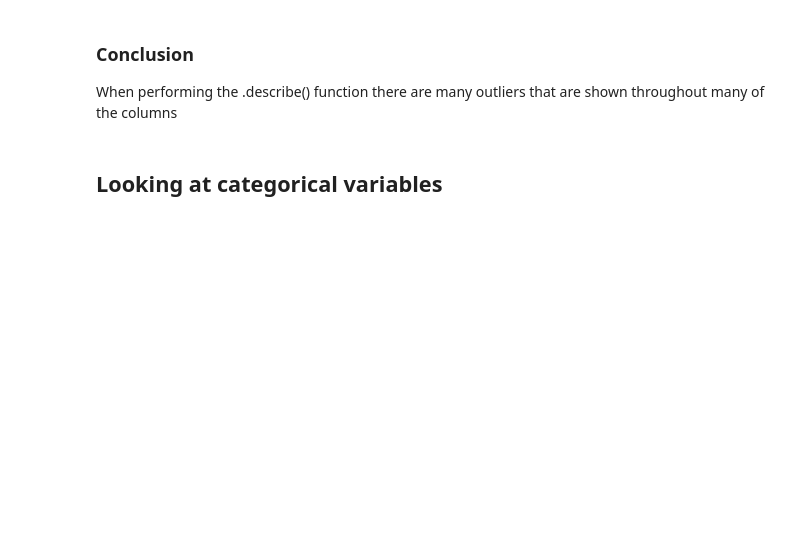
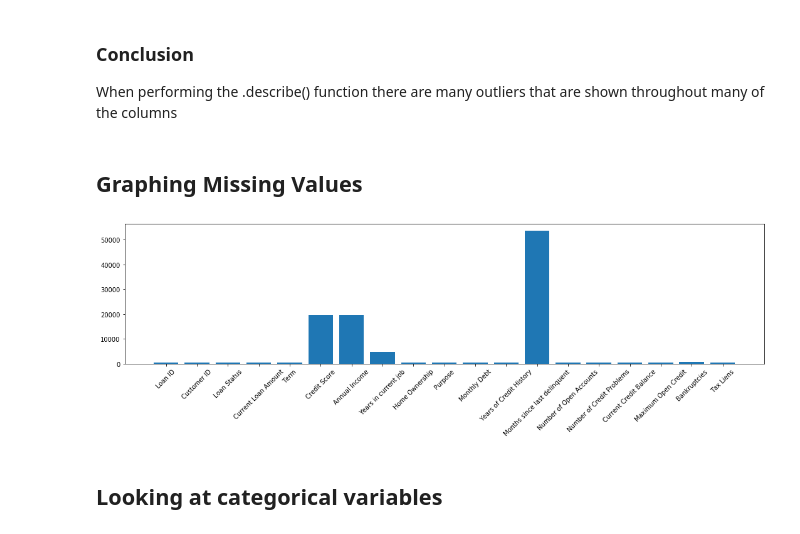
Before and after one commit to LaurentStar/Bank-Loans, a Jupyter notebook: EDA-prt2.ipynb, the cells around one changed output. Cells and saved outputs as stored; diff of their text form; code cells hidden in the pictures; blank space fills up the shorter version.

```diff
--- a/EDA-prt2.ipynb
+++ b/EDA-prt2.ipynb
@@ -76,6 +76,18 @@ bank_df.describe().apply(lambda s: s.apply(lambda x: format(x, 'f'))).T  # Supre
 ### Conclusion
 
 When performing the .describe() function there are many outliers that are shown throughout many of the columns
+# %% [markdown]
+## Graphing Missing Values
+# %%
+fig, ax = plt.subplots(figsize=(15, 5))
+
+x = bank_df.isna().sum().index
+y = bank_df.isna().sum()
+ax.bar(x=x, height=y)
+ax.set_xticklabels(x, rotation = 45)
+plt.tight_layout();
+# %% [output]
+[figure, added]
 # %% [markdown]
 ## Looking at categorical variables
 # %%
```
Also changed, not shown: parts of 7 cells of this notebook.
